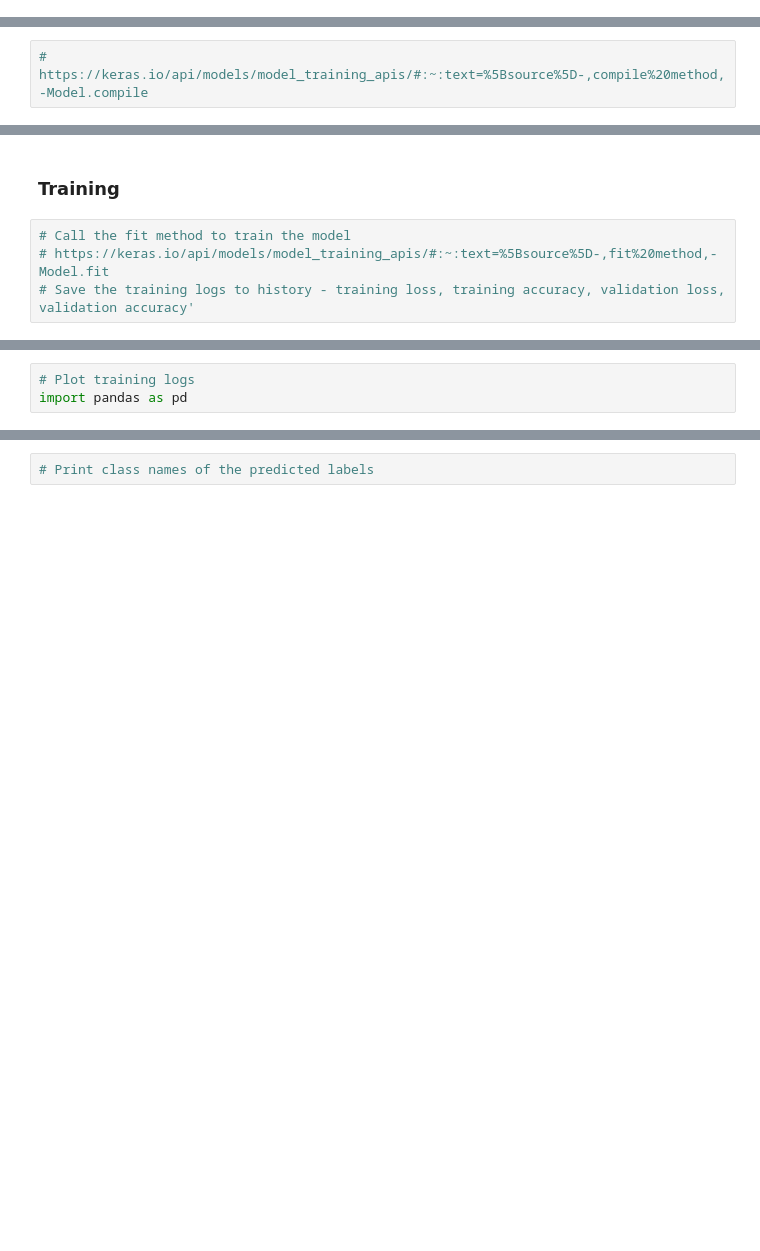
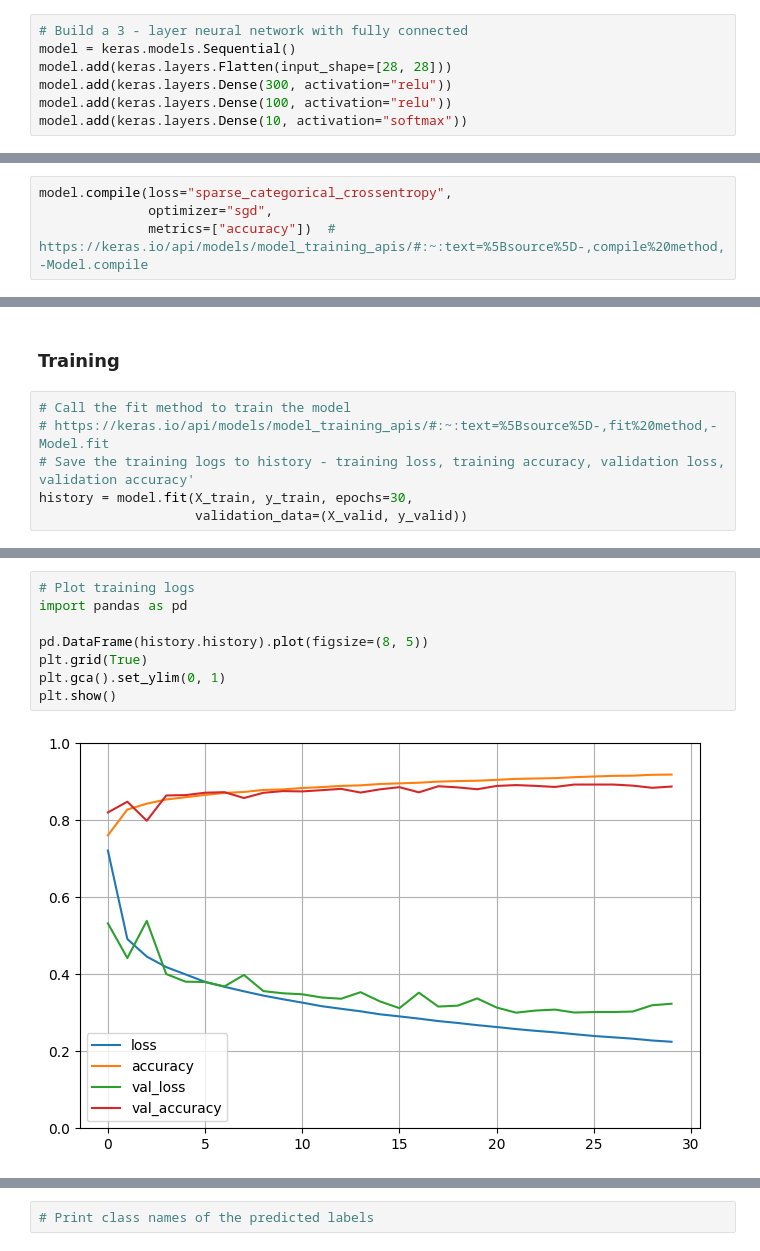
Before and after one commit to brendanjalali/DS6050---FA24, a Jupyter notebook: live_sessions/module-2/Template - Neural_Nets_with_keras.ipynb, the cells around one changed output, grey strips where cells are left out. Saved outputs shown, nothing was run; the diff lists cells and outputs as text; blank space fills up the shorter version.

```diff
--- a/live_sessions/module-2/Template - Neural_Nets_with_keras.ipynb
+++ b/live_sessions/module-2/Template - Neural_Nets_with_keras.ipynb
@@ -197,0 +284,7 @@ Time to build our model using the Keras API
+# %%
+# Build a 3 - layer neural network with fully connected
+model = keras.models.Sequential()
+model.add(keras.layers.Flatten(input_shape=[28, 28]))
+model.add(keras.layers.Dense(300, activation="relu"))
+model.add(keras.layers.Dense(100, activation="relu"))
+model.add(keras.layers.Dense(10, activation="softmax"))
@@ -217,7 +358,9 @@ hidden1.name
 # %% [markdown]
 ### Configure Model For Training
 # %%
-# https://keras.io/api/models/model_training_apis/#:~:text=%5Bsource%5D-,compile%20method,-Model.compile
+model.compile(loss="sparse_categorical_crossentropy",
+              optimizer="sgd",
+              metrics=["accuracy"])  # https://keras.io/api/models/model_training_apis/#:~:text=%5Bsource%5D-,compile%20method,-Model.compile
 # %% [markdown]
 This is equivalent to:
 # %% [markdown]
@@ -232,3 +375,5 @@ model.compile(loss=keras.losses.sparse_categorical_crossentropy,
 # Call the fit method to train the model
 # https://keras.io/api/models/model_training_apis/#:~:text=%5Bsource%5D-,fit%20method,-Model.fit
 # Save the training logs to history - training loss, training accuracy, validation loss, validation accuracy'
+history = model.fit(X_train, y_train, epochs=30,
+                    validation_data=(X_valid, y_valid))
@@ -243,5 +418,12 @@ history.history.keys()
 # %%
 # Plot training logs
 import pandas as pd
+
+pd.DataFrame(history.history).plot(figsize=(8, 5))
+plt.grid(True)
+plt.gca().set_ylim(0, 1)
+plt.show()
+# %% [output]
+[figure, added]
 # %%
 # Evaluate the model on a new test set -- Inference
```
Also changed, not shown: parts of 34 cells of this notebook.
